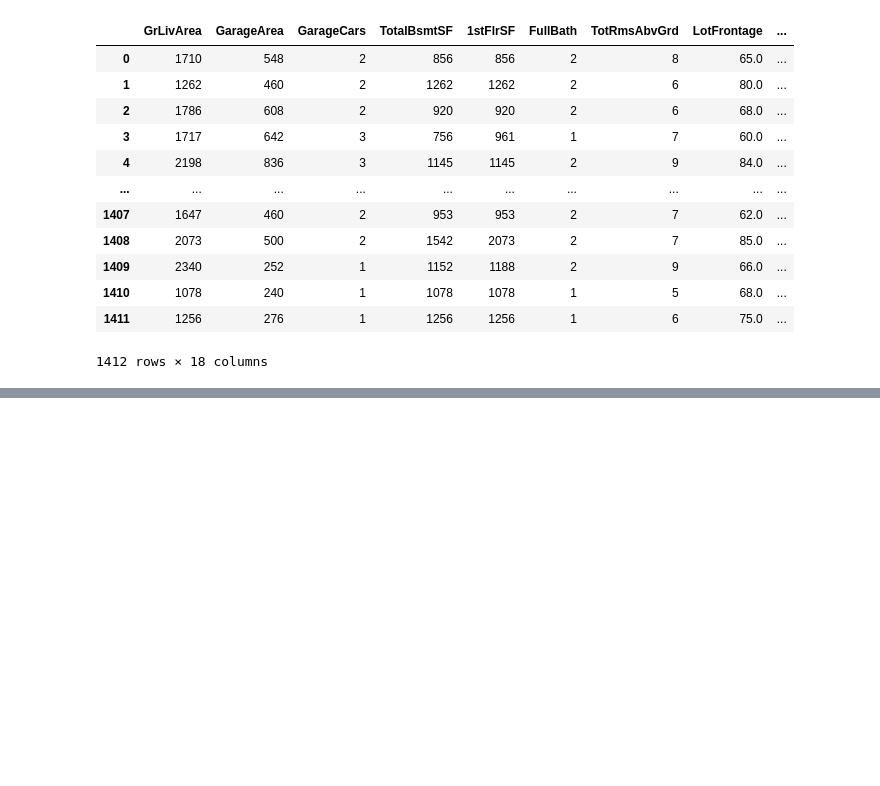
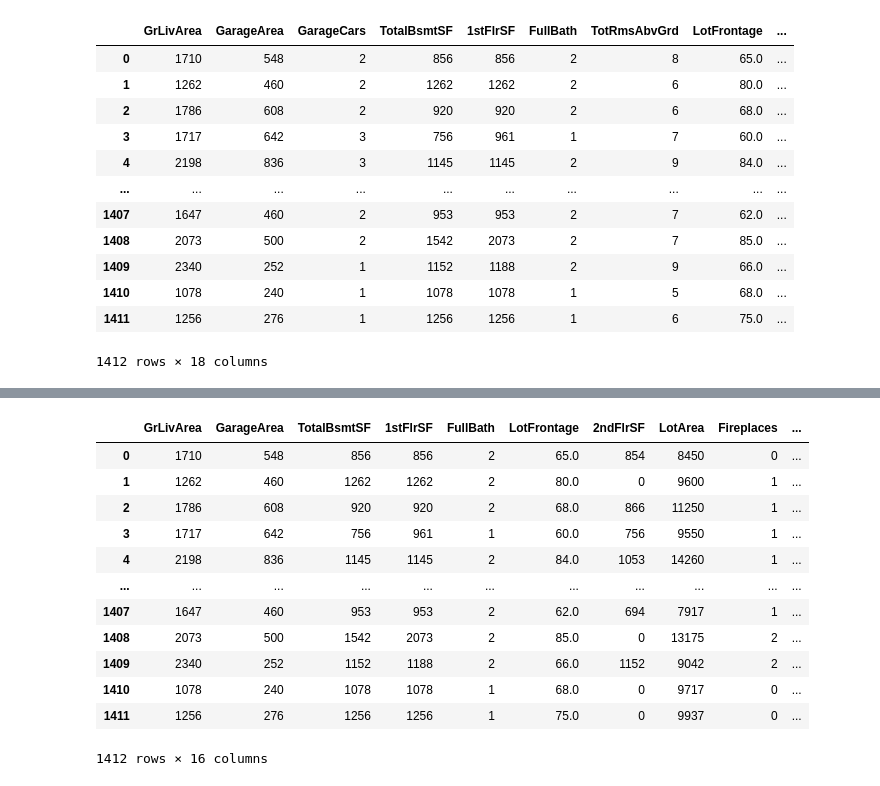
Before and after one commit to xXKeNdAmAmAsTeRXx/House_Prices_project, a Jupyter notebook: 3.3_EDA_numerical.ipynb, the cells around one changed output, grey strips where cells are left out. Cells and saved outputs as stored; diff of their text form; code cells hidden in the pictures; blank space fills up the shorter version.

```diff
--- a/3.3_EDA_numerical.ipynb
+++ b/3.3_EDA_numerical.ipynb
@@ -59,0 +70,18 @@ selected_X
+# %%
+current_X = selected_X.drop(['GarageCars', 'TotRmsAbvGrd'], axis=1)
+
+current_X
+# %% [output]
+|  | GrLivArea | GarageArea | TotalBsmtSF | 1stFlrSF | FullBath | LotFrontage | 2ndFlrSF | LotArea | Fireplaces | ... |
+| 0 | 1710 | 548 | 856 | 856 | 2 | 65.0 | 854 | 8450 | 0 | ... |
+| 1 | 1262 | 460 | 1262 | 1262 | 2 | 80.0 | 0 | 9600 | 1 | ... |
+| 2 | 1786 | 608 | 920 | 920 | 2 | 68.0 | 866 | 11250 | 1 | ... |
+| 3 | 1717 | 642 | 756 | 961 | 1 | 60.0 | 756 | 9550 | 1 | ... |
+| 4 | 2198 | 836 | 1145 | 1145 | 2 | 84.0 | 1053 | 14260 | 1 | ... |
+| ... | ... | ... | ... | ... | ... | ... | ... | ... | ... | ... |
+| 1407 | 1647 | 460 | 953 | 953 | 2 | 62.0 | 694 | 7917 | 1 | ... |
+| 1408 | 2073 | 500 | 1542 | 2073 | 2 | 85.0 | 0 | 13175 | 2 | ... |
+| 1409 | 2340 | 252 | 1152 | 1188 | 2 | 66.0 | 1152 | 9042 | 2 | ... |
+| 1410 | 1078 | 240 | 1078 | 1078 | 1 | 68.0 | 0 | 9717 | 0 | ... |
+| 1411 | 1256 | 276 | 1256 | 1256 | 1 | 75.0 | 0 | 9937 | 0 | ... |
+1412 rows × 16 columns
```
Also changed, not shown: parts of 2 cells of this notebook.
